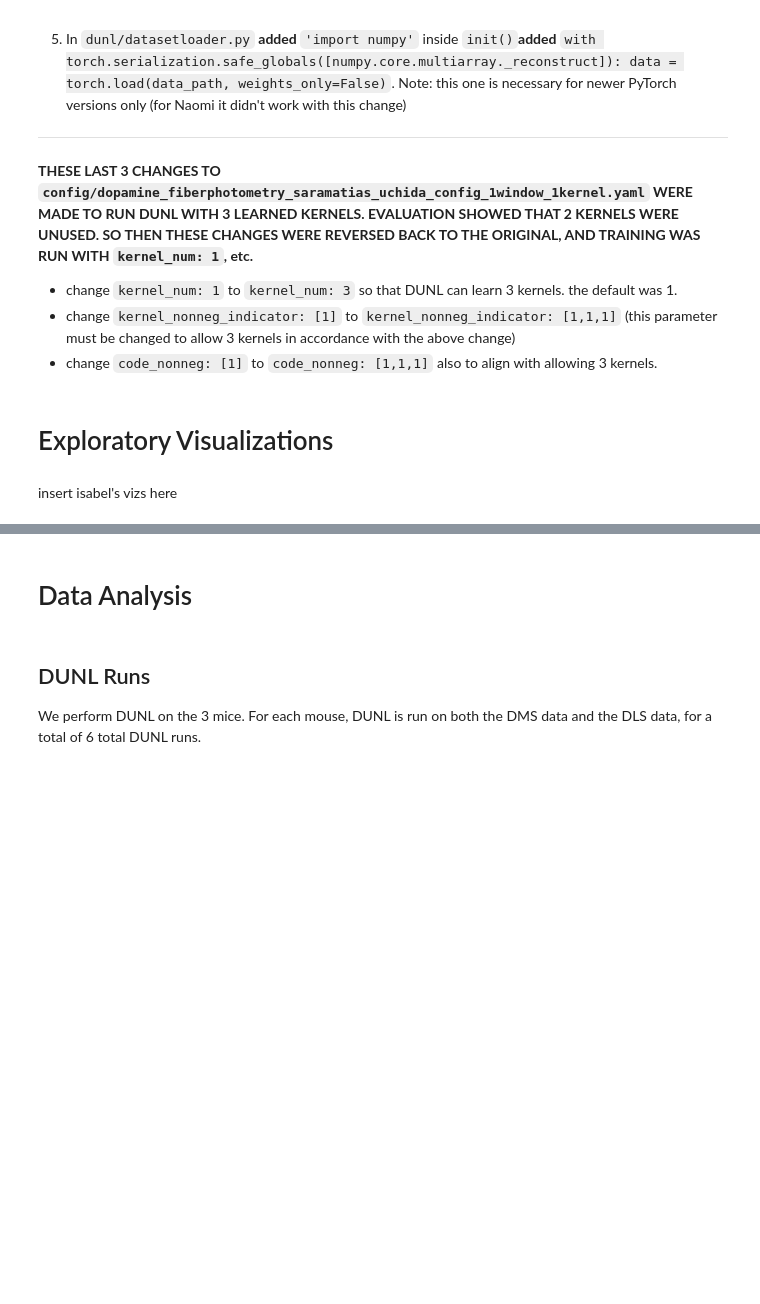
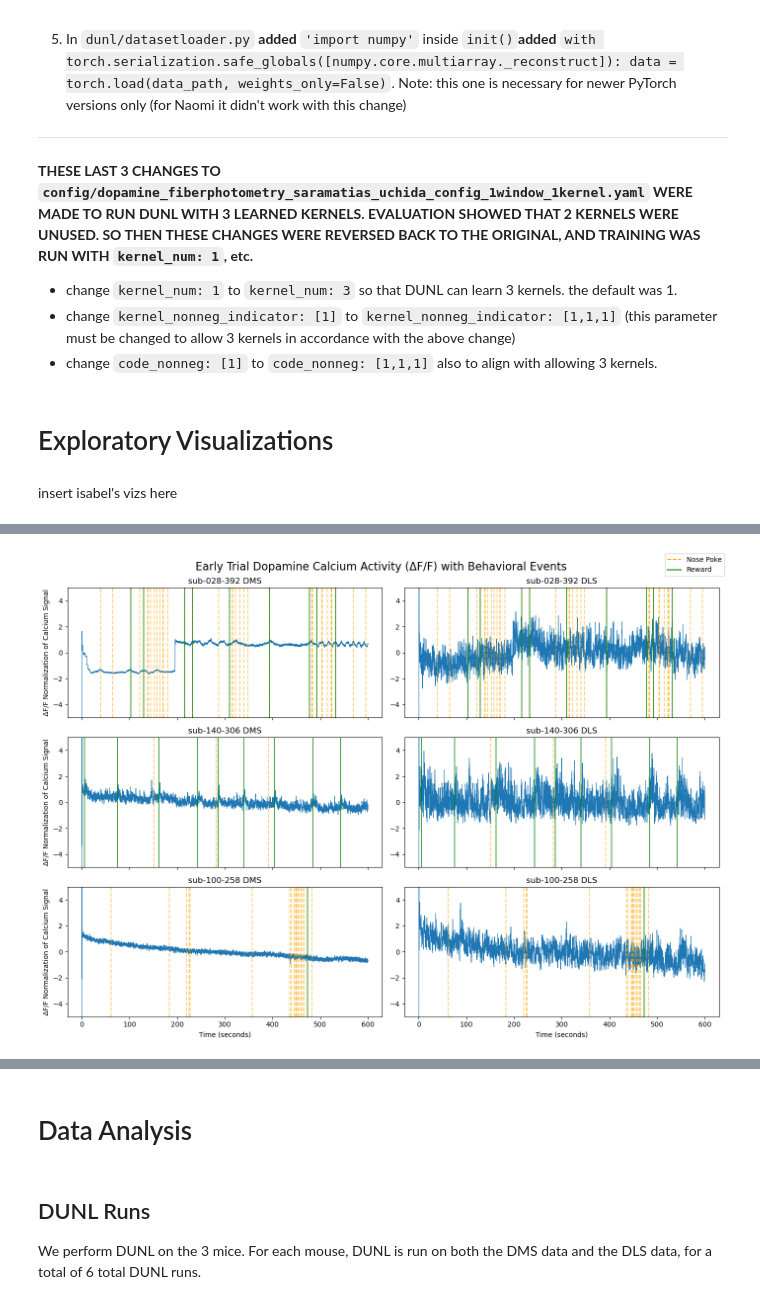
Before and after one commit to esmcclung/BIPN_162_Final, a Jupyter notebook: Dandi_set_197.ipynb, the cells around one changed output, grey strips where cells are left out. Drawn from its saved outputs; the diff is of its cells as text; code cells hidden in the pictures; blank space fills up the shorter version.

Commit message:
Raw Data Visualizations and Analysis 2

```diff
--- a/Dandi_set_197.ipynb
+++ b/Dandi_set_197.ipynb
@@ -123,0 +151,9 @@ print(files_100)
+# %%
+#reversing order of files so they are sorted chronologically - for Isabel's computer only
+
+files_140 = files_140[::-1]
+files_100 = files_100[::-1]
+
+print(files_028)
+print(files_140)
+print(files_100)
@@ -180,0 +242,71 @@ insert isabel's vizs here
+# %%
+subjects = [
+    ("sub-028-392", dir_028, files_028[0]),
+    ("sub-140-306", dir_140, files_140[0]),
+    ("sub-100-258", dir_100, files_100[0])
+]
+
+#plots the normalized fluorescence of calcium in early trial
+fig, axes = plt.subplots(3, 2, figsize=(14,10), sharex=True)
+
+for row, (subject, directory, file) in enumerate(subjects):
+
+    path = os.path.join(directory, file)
+
+    dms, dls, t = load_fp_signal(path)
+    pokes, rewards = load_behavior_events(path)
+
+    #limits the timeseries to 10 minutes
+    mask = (t >= 0) & (t <= 600)
+
+    t_plot = t[mask]
+    dms_plot = dms[mask]
+    dls_plot = dls[mask]
+
+    #ΔF/F normalization
+    ff_dms = (dms_plot - np.mean(dms_plot)) / np.std(dms_plot)
+    ff_dls = (dls_plot - np.mean(dls_plot)) / np.std(dls_plot)
+
+    #event markers
+    pokes = pokes[(pokes >= 0) & (pokes <= 600)]
+    rewards = rewards[(rewards >= 0) & (rewards <= 600)]
+
+    ax_dms = axes[row,0]
+    ax_dls = axes[row,1]
+
+    #plots signals
+    ax_dms.plot(t_plot, ff_dms, linewidth=0.8)
+    ax_dls.plot(t_plot, ff_dls, linewidth=0.8)
+
+    ax_dms.set_title(f"{subject} DMS")
+    ax_dls.set_title(f"{subject} DLS")
+
+    #inclusion of event markers
+    for p in pokes:
+        ax_dms.axvline(p, color="orange", linestyle="--", alpha=0.5)
+        ax_dls.axvline(p, color="orange", linestyle="--", alpha=0.5)
+
+    for r in rewards:
+        ax_dms.axvline(r, color="green", alpha=0.7)
+        ax_dls.axvline(r, color="green", alpha=0.7)
+    #scaling y-axis ignoring initial spike
+    ax_dms.set_ylim(-5, 5)
+    ax_dls.set_ylim(-5, 5)
+
+axes[2,0].set_xlabel("Time (seconds)")
+axes[2,1].set_xlabel("Time (seconds)")
+
+for i in range(3):
+    axes[i,0].set_ylabel("ΔF/F Normalization of Calcium Signal")
+
+fig.suptitle("Early Trial Dopamine Calcium Activity (ΔF/F) with Behavioral Events", fontsize=16)
+
+#adding behavioral events
+poke_line = mlines.Line2D([], [], color='orange', linestyle='--', label='Nose Poke')
+reward_line = mlines.Line2D([], [], color='green', label='Reward')
+
+fig.legend(handles=[poke_line, reward_line], loc='upper right')
+
+plt.tight_layout()
+plt.show()
+# %% [output]
@@ -180,0 +321 @@ insert isabel's vizs here
+[figure, added]
```
Also changed, not shown: parts of 41 cells of this notebook.
